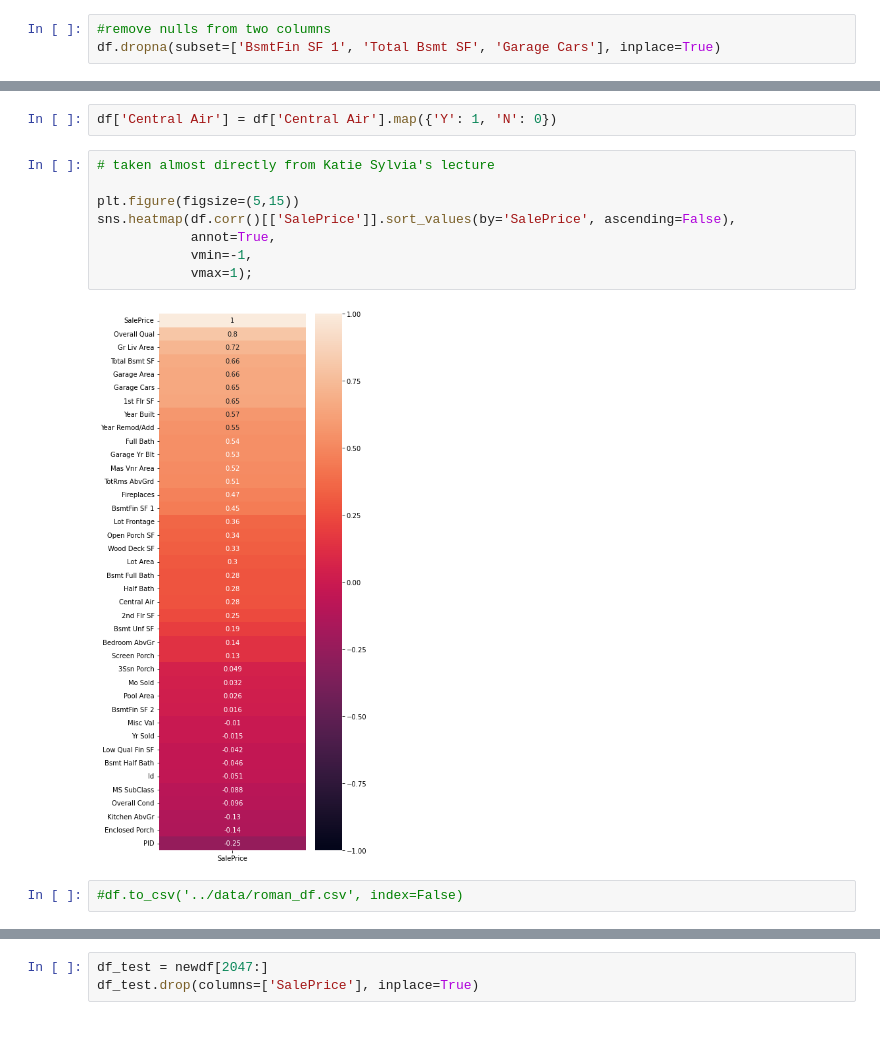
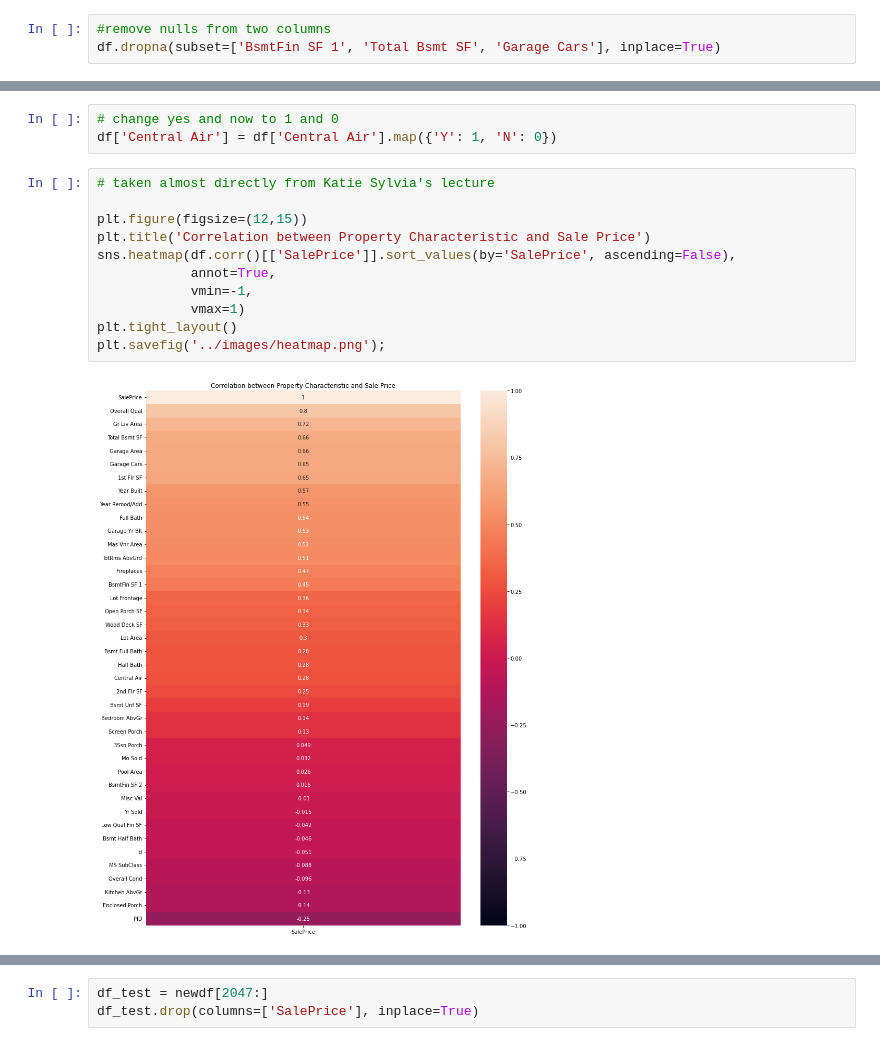
Before and after one commit to romant56/Ames-housing-model, a Jupyter notebook: code/01_EDA_and_Cleaning.ipynb, the cells around one changed output, grey strips where cells are left out. Drawn from its saved outputs; the diff is of its cells as text.

```diff
--- a/code/01_EDA_and_Cleaning.ipynb
+++ b/code/01_EDA_and_Cleaning.ipynb
@@ -97,15 +109,17 @@ plt.scatter(df['Overall Qual'], df['SalePrice']);
 # %%
+# change yes and now to 1 and 0
 df['Central Air'] = df['Central Air'].map({'Y': 1, 'N': 0})
 # %%
 # taken almost directly from Katie Sylvia's lecture
 
-plt.figure(figsize=(5,15))
+plt.figure(figsize=(12,15))
+plt.title('Correlation between Property Characteristic and Sale Price')
 sns.heatmap(df.corr()[['SalePrice']].sort_values(by='SalePrice', ascending=False),
             annot=True,
             vmin=-1,
-            vmax=1);
+            vmax=1)
+plt.tight_layout()
+plt.savefig('../images/heatmap.png');
 # %% [output]
-[figure, old version]
+[figure, new version]
-# %%
-#df.to_csv('../data/roman_df.csv', index=False)
 # %%
```
Also changed, not shown: parts of 11 cells of this notebook, 13 other files.
